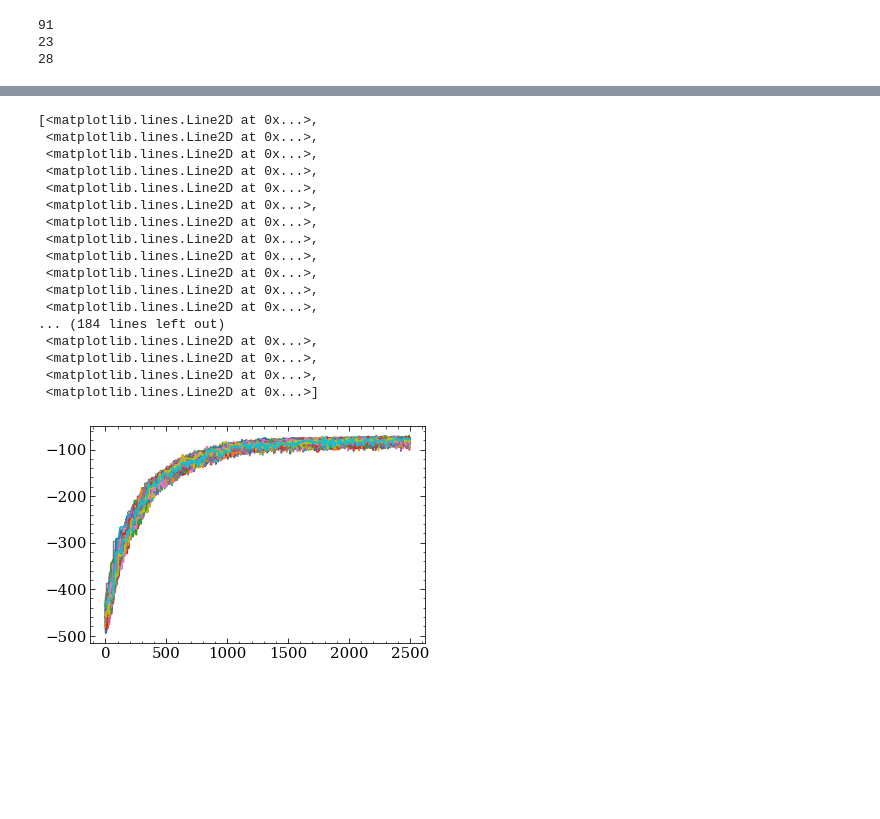
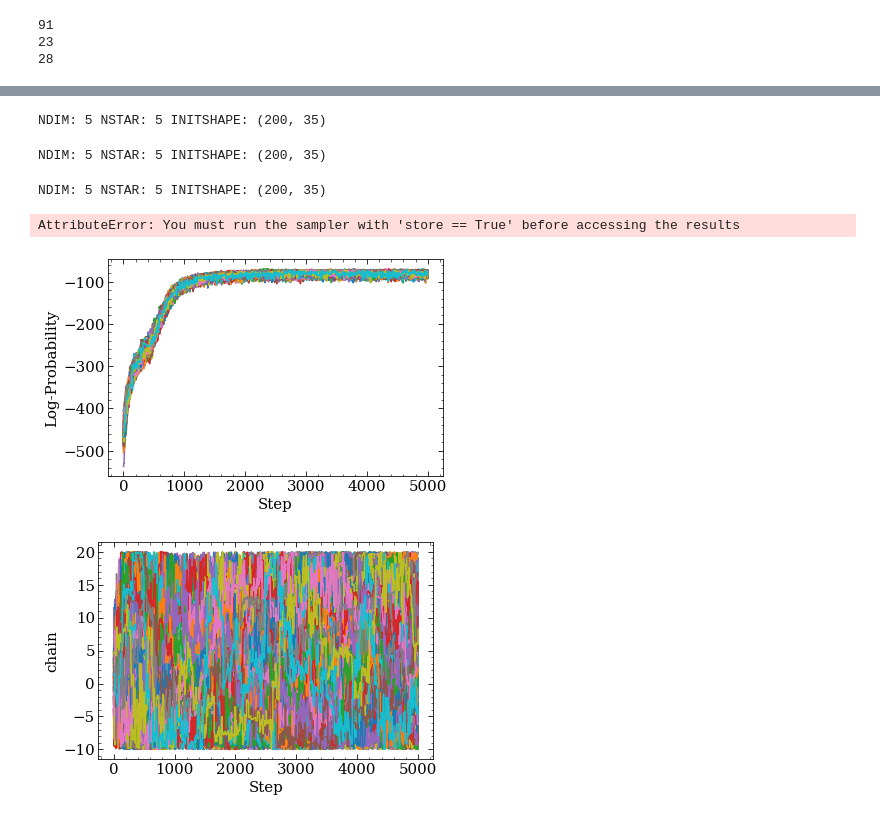
Before and after one commit to aidantmcb/microKT, a Jupyter notebook: 240517_CACloudKT.ipynb, the cells around one changed output, grey strips where cells are left out. Cells and saved outputs as stored; diff of their text form; code cells hidden in the pictures; blank space fills up the shorter version.

```diff
--- a/240517_CACloudKT.ipynb
+++ b/240517_CACloudKT.ipynb
@@ -253,7 +257,7 @@ sightlines = []
 for i in range(len(selected_inds)):
     sightlines.append(Sightline(CA_meta[selected_inds[i]], dustdata = dust_data)),#) alternative_data_processing = generateClippedResidual))
 # %%
-sightlines = sightlines[:15]
+sightlines = sightlines[:3]
 # %%
 from  bayesianFramework import logprobability
 
@@ -281,12 +285,16 @@ def runMCMC(sl, steps = 500, nwalkers = 400, pool = None, filename = None):
     return sampler, ndim, nparams, init
 # %%
 sl = sightlines[0]
-if False:
+if True:
     with mp.Pool(10) as pool:
         for i in range(len(sightlines)):
             sl_i = sightlines[i]
-            sampler, _, __, init = runMCMC(sl_i, pool = pool, steps = 2500, nwalkers = 200, filename = 'RUNS_H5/sightline_standard_{}.h5'.format(i))
+            sampler, _, __, init = runMCMC(sl_i, pool = pool, steps = 5000, nwalkers = 200, filename = 'RUNS_H5/sightline_5000iters_standard_{}.h5'.format(i),)
             sl_i.intake(sampler)
+# %% [output]
+NDIM: 5 NSTAR: 5 INITSHAPE: (200, 35)
+NDIM: 5 NSTAR: 5 INITSHAPE: (200, 35)
+NDIM: 5 NSTAR: 5 INITSHAPE: (200, 35)
 # %%
 # from  bayesianFramework import logprobability
 
@@ -299,9 +307,11 @@ for i in range(len(sightlines)):
     chains.append(reader.get_chain())
     probabilities.append(reader.get_log_prob())
 # %%
-reader = emcee.backends.HDFBackend('RUNS_H5/sightline_standard_0.h5')
+reader = emcee.backends.HDFBackend('RUNS_H5/sightline_5000_iters_standard_0.h5')
 chain = reader.get_chain()
 log_prob_vals = reader.get_log_prob()
+# %% [output]
+AttributeError: You must run the sampler with 'store == True' before accessing the results
 # %%
 # logprobability(init[0, :], sl)
 # %%
@@ -329,28 +339,21 @@ log_prob_vals = reader.get_log_prob()
 # %%
 
 # sampler.run_mcmc(init, 5000, progress = True, skip_initial_state_check=True)
-# %%
-fig, ax = plt.subplots()
-ax.plot(probabilities[0])
-# %% [output]
-[<matplotlib.lines.Line2D at 0x...>,
- <matplotlib.lines.Line2D at 0x...>,
- <matplotlib.lines.Line2D at 0x...>,
- <matplotlib.lines.Line2D at 0x...>,
- <matplotlib.lines.Line2D at 0x...>,
- <matplotlib.lines.Line2D at 0x...>,
- <matplotlib.lines.Line2D at 0x...>,
- <matplotlib.lines.Line2D at 0x...>,
- <matplotlib.lines.Line2D at 0x...>,
- <matplotlib.lines.Line2D at 0x...>,
- <matplotlib.lines.Line2D at 0x...>,
- <matplotlib.lines.Line2D at 0x...>,
-... (184 lines left out)
- <matplotlib.lines.Line2D at 0x...>,
- <matplotlib.lines.Line2D at 0x...>,
- <matplotlib.lines.Line2D at 0x...>,
- <matplotlib.lines.Line2D at 0x...>]
-[figure, removed]
+# %%
+fig, ax = plt.subplots()
+ax.plot(probabilities[0])
+ax.set_xlabel('Step')
+ax.set_ylabel('Log-Probability')
+plt.show()
+
+fig, ax = plt.subplots()
+ax.plot(chains[0][:, :, 0])
+ax.set_xlabel('Step')
+ax.set_ylabel('chain')
+plt.show()
+# %% [output]
+[figure, added]
+[figure, added]
 # %%
 np.unravel_index(np.argmax(probabilities[0]), probabilities[0].shape)
 # %% [output]
```
Also changed, not shown: parts of 10 cells of this notebook, 2 other files.
